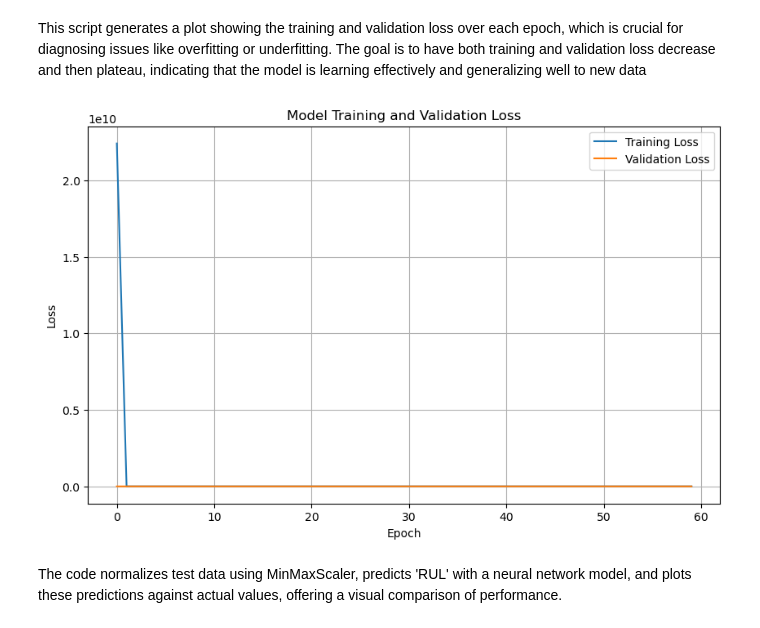
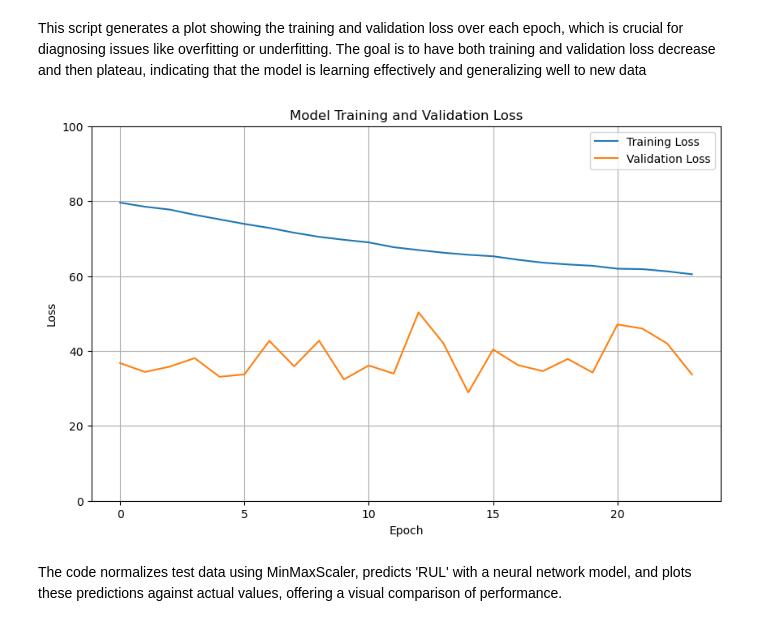
Before and after one commit to Iraj-Ahangari/Turbofan-RUL-Prediction, a Jupyter notebook: notebooks/Preprocessing.ipynb, the cells around one changed output. Saved outputs shown, nothing was run; the diff lists cells and outputs as text; code cells hidden in the pictures.

```diff
--- a/notebooks/Preprocessing.ipynb
+++ b/notebooks/Preprocessing.ipynb
@@ -152,3 +175,6 @@ Unit 10.0 starts at row 1544562 and ends at row 2735231
+# %%
+train_df = train_df[(train_df['unit'] == 2.0) | (train_df['unit'] == 3.0) | (train_df['unit'] == 5.0)]
+test_df = test_df[(test_df['unit'] == 8.0) ]
 # %% [markdown]
 Shape and Size of DataFrames
 # %%
@@ -633,12 +447,12 @@ print(test_df_sub.shape)
 from sklearn.preprocessing import MinMaxScaler
 
 # Separating features and target variable
-X = train_df_sub.drop('RUL', axis=1)
-y = train_df_sub['RUL']
+X = train_df.drop(['unit', 'cycle', 'Fc', 'hs', 'RUL'], axis=1)
+y = train_df['RUL']
 
 # Normalizing features with MinMaxScaler to scale between -1 and 1
 scaler = MinMaxScaler(feature_range=(-1, 1))
-X_normalized = scaler.fit_transform(X)
+X = scaler.fit_transform(X)
 
 # X_normalized now contains the normalized features
 # %% [markdown]
@@ -670,24 +484,10 @@ model = Sequential([
     Dense(1, activation='linear', kernel_initializer=initializer)   # Output layer with a single neuron (linear activation for regression)
 ])
 
-def nasa_score_tf(y_true, y_pred):
-    delta = y_pred - y_true
-    factor_under = -1 / 13
-    factor_over = 1 / 10
-
-    # Calculate score for under-estimation and over-estimation
-    score_under = tf.exp(tf.abs(delta * factor_under))
-    score_over = tf.exp(tf.abs(delta * factor_over))
-
-    # Apply conditions
-    score = tf.where(delta < 0, score_under, score_over)
-
-    # Sum up the scores
-    total_score = tf.reduce_sum(score)
-    return total_score
 
 # Compile the model with AMSgrad
-model.compile(optimizer=Adam(learning_rate=0.001, amsgrad=True), loss=nasa_score_tf)
+model.compile(optimizer=Adam(learning_rate=0.001, amsgrad=True), loss='mean_squared_error', )
+              # metrics=['mean_squared_error'])
 
 # Summary of the model
 model.summary()
@@ -714,21 +514,27 @@ _________________________________________________________________
 # %% [markdown]
 This code trains the model on the normalized features X_normalized and target y for 100 epochs, with a batch size of 32. We use 20% of the training data as a validation set to monitor the model's performance on unseen data during training
 # %%
+from tensorflow.keras.callbacks import EarlyStopping
+
 # Define training parameters
 epochs = 60  # Number of epochs to train
-batch_size = 1024  # Batch size for training
+batch_size = 512  # Batch size for training
 
 # Calculate the split index for 80% training and 20% validation
-split_index = int(len(X_normalized) * 0.8)
+split_index = int(len(X) * 0.9)
 
 # split_index = 4069786
 
 # Split the data into training and validation sets
-X_train, X_val = X_normalized[:split_index], X_normalized[split_index:]
+X_train, X_val = X[:split_index], X[split_index:]
 y_train, y_val = y[:split_index], y[split_index:]
 
 
 # Train the model with the specified training and validation sets
-history = model.fit(X_train, y_train, epochs=epochs, batch_size=batch_size, validation_data=(X_val, y_val))
+history = model.fit(X_train, y_train,
+                    epochs=epochs,
+                    batch_size=batch_size,
+                    validation_data=(X_val, y_val),)
+                    # callbacks=[EarlyStopping(monitor='val_loss', patience=9, restore_best_weights=True)])
 # %% [output]
 Epoch 1/60
@@ -754,18 +559,19 @@ This script generates a plot showing the training and validation loss over each
 # %%
 import matplotlib.pyplot as plt
 
 # Plotting the training and validation loss
 plt.figure(figsize=(10, 6))
 plt.plot(history.history['loss'], label='Training Loss')
 plt.plot(history.history['val_loss'], label='Validation Loss')
 plt.title('Model Training and Validation Loss')
 plt.xlabel('Epoch')
 plt.ylabel('Loss')
+plt.ylim(0, 100)
 plt.legend()
 plt.grid(True)
 plt.show()
 # %% [output]
-[figure, old version]
+[figure, new version]
 # %% [markdown]
 The code normalizes test data using MinMaxScaler, predicts 'RUL' with a neural network model, and plots these predictions against actual values, offering a visual comparison of performance.
 # %%
```
Also changed, not shown: parts of 32 cells of this notebook, 1 other file.
